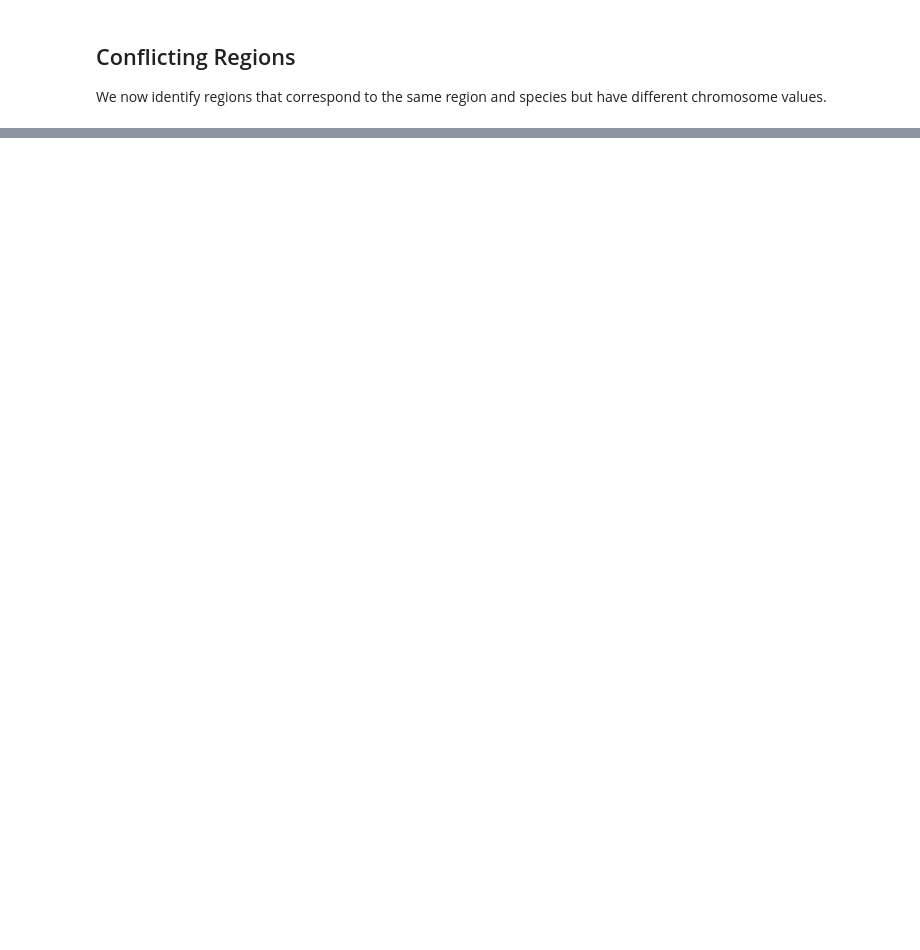
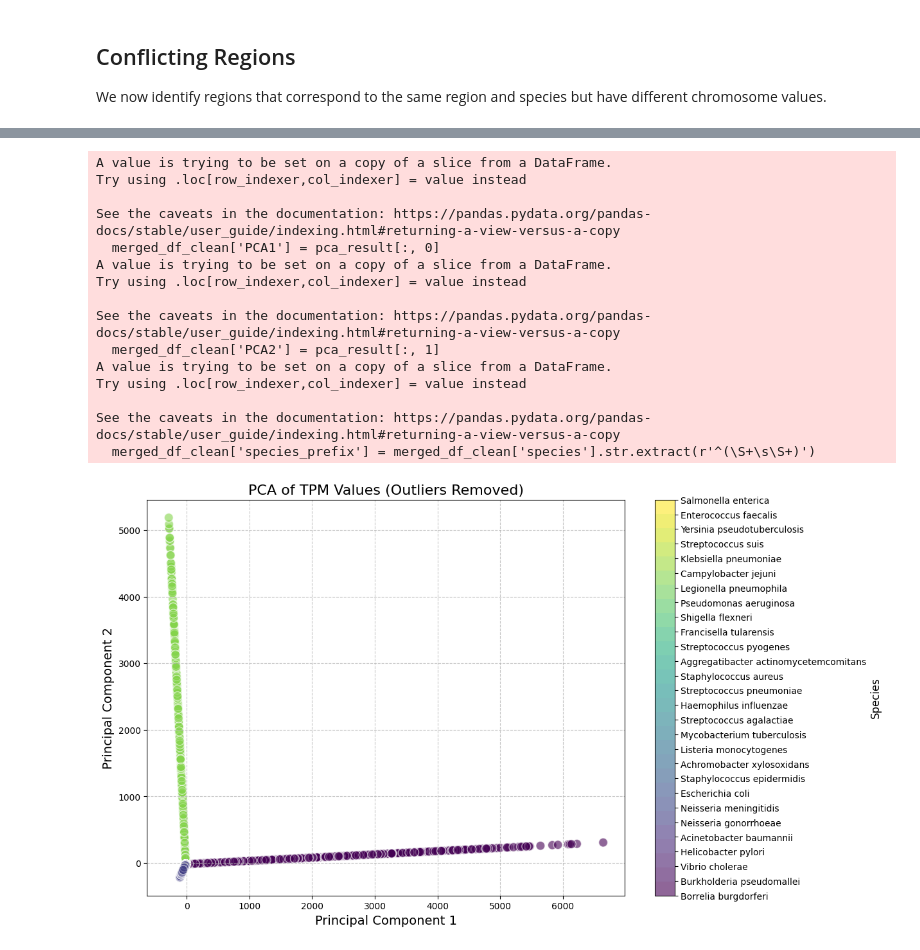
Before and after one commit to memetc/ML4RG_Group1, a Jupyter notebook: notebooks/analyse_raw_data.ipynb, the cells around one changed output, grey strips where cells are left out. Drawn from its saved outputs; the diff is of its cells as text; code cells hidden in the pictures; blank space fills up the shorter version.

Commit message:
Initialise raw data analysis notebook

```diff
--- a/notebooks/analyse_raw_data.ipynb
+++ b/notebooks/analyse_raw_data.ipynb
@@ -106,0 +204,2 @@ def find_conflicting_chromosomes(df: DataFrame) -> DataFrame:
+# %%
+tpm_columns = [col for col in merged_df.columns if 'tpm' in col]
@@ -106,0 +221,63 @@ def find_conflicting_chromosomes(df: DataFrame) -> DataFrame:
+# %%
+# Function to remove outliers using IQR method
+def remove_outliers(df, columns):
+    Q1 = df[columns].quantile(0.25)
+    Q3 = df[columns].quantile(0.75)
+    IQR = Q3 - Q1
+    df_clean = df[~((df[columns] < (Q1 - 1.5 * IQR)) | (df[columns] > (Q3 + 1.5 * IQR))).any(axis=1)]
+    return df_clean
+
+# Remove outliers
+merged_df_clean = remove_outliers(merged_df, tpm_columns)
+
+# Perform PCA on cleaned TPM columns
+pca = PCA(n_components=2)
+pca_result = pca.fit_transform(merged_df_clean[tpm_columns].fillna(0))
+merged_df_clean['PCA1'] = pca_result[:, 0]
+merged_df_clean['PCA2'] = pca_result[:, 1]
+
+merged_df_clean['species_prefix'] = merged_df_clean['species'].str.extract(r'^(\S+\s\S+)')
+unique_species = merged_df_clean['species_prefix'].unique()
+
+# Optionally you can sample 20 categories
+sampled_species = unique_species
+num_categories = len(sampled_species)
+cmap = plt.get_cmap('viridis', num_categories)
+
+# Map species to their corresponding colors in the sampled categories
+category_to_color = {category: i for i, category in enumerate(sampled_species)}
+colors = merged_df_clean['species_prefix'].map(category_to_color).fillna(-1).astype(int)
+
+plt.figure(figsize=(12, 8))
+scatter = plt.scatter(merged_df_clean['PCA1'], merged_df_clean['PCA2'], c=colors, cmap=cmap, alpha=0.6, edgecolors='w', s=100)
+plt.xlabel('Principal Component 1', fontsize=14)
+plt.ylabel('Principal Component 2', fontsize=14)
+plt.title('PCA of TPM Values (Outliers Removed)', fontsize=16)
+plt.grid(True, linestyle='--', alpha=0.7)
+
+# Adding a color bar with the sampled categories
+cbar = plt.colorbar(scatter, ticks=range(num_categories))
+cbar.ax.set_yticklabels(sampled_species)
+cbar.set_label('Species', fontsize=12)
+
+plt.show()
+
+del merged_df_clean
+gc.collect()
+# %% [output]
+A value is trying to be set on a copy of a slice from a DataFrame.
+Try using .loc[row_indexer,col_indexer] = value instead
+
+See the caveats in the documentation: https://pandas.pydata.org/pandas-docs/stable/user_guide/indexing.html#returning-a-view-versus-a-copy
+  merged_df_clean['PCA1'] = pca_result[:, 0]
+A value is trying to be set on a copy of a slice from a DataFrame.
+Try using .loc[row_indexer,col_indexer] = value instead
+
+See the caveats in the documentation: https://pandas.pydata.org/pandas-docs/stable/user_guide/indexing.html#returning-a-view-versus-a-copy
+  merged_df_clean['PCA2'] = pca_result[:, 1]
+A value is trying to be set on a copy of a slice from a DataFrame.
+Try using .loc[row_indexer,col_indexer] = value instead
+
+See the caveats in the documentation: https://pandas.pydata.org/pandas-docs/stable/user_guide/indexing.html#returning-a-view-versus-a-copy
+  merged_df_clean['species_prefix'] = merged_df_clean['species'].str.extract(r'^(\S+\s\S+)')
+[figure, added]
```
Also changed, not shown: parts of 22 cells of this notebook.
